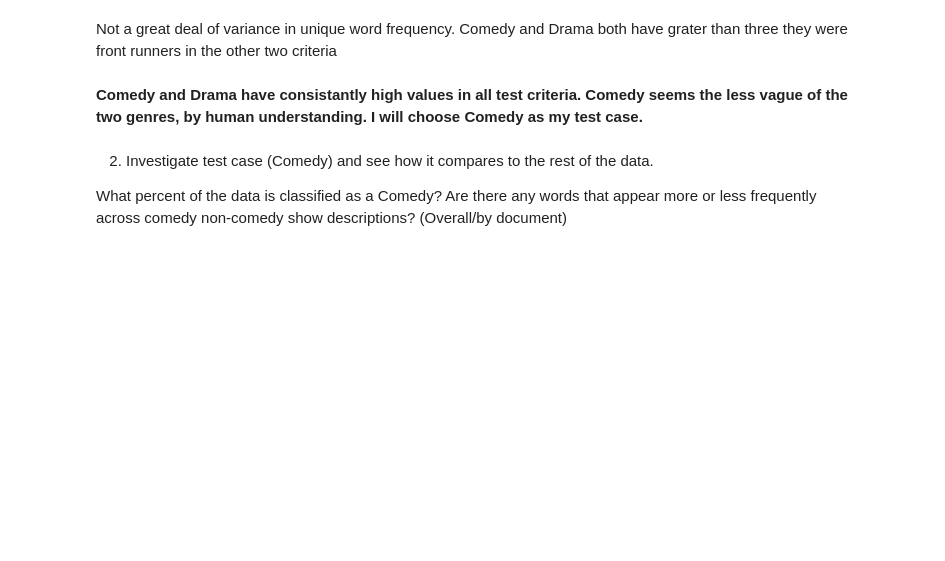
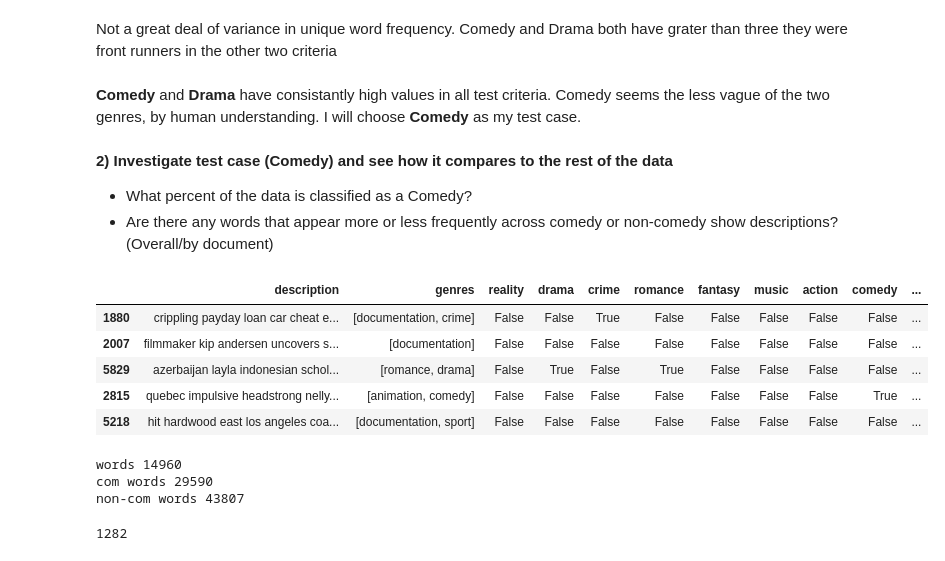
Before and after one commit to Johndsalas/netflix_genre_labeler, a Jupyter notebook: main.ipynb, the cells around one changed output. Cells and saved outputs as stored; diff of their text form; code cells hidden in the pictures; blank space fills up the shorter version.

```diff
--- a/main.ipynb
+++ b/main.ipynb
@@ -93,16 +93,32 @@ e.unique_words_frequency(train, gen_set)
 # %% [markdown]
 Not a great deal of variance in unique word frequency. Comedy and Drama both have grater than three they were front runners in the other two criteria
 # %% [markdown]
-**Comedy and Drama have consistantly high values in all test criteria.
-Comedy seems the less vague of the two genres, by human understanding. I will choose Comedy as my test case.**
+**Comedy** and **Drama** have consistantly high values in all test criteria.
+Comedy seems the less vague of the two genres, by human understanding. I will choose **Comedy** as my test case.
 # %% [markdown]
-2) Investigate test case (Comedy) and see how it compares to the rest of the data.
+**2) Investigate test case (Comedy) and see how it compares to the rest of the data**
 
-What percent of the data is classified as a Comedy?
-Are there any words that appear more or less frequently across comedy non-comedy show descriptions? (Overall/by document)
+* What percent of the data is classified as a Comedy?
+* Are there any words that appear more or less frequently across comedy or non-comedy show descriptions? <br>(Overall/by document)
+# %%
+train.head()
+# %% [output]
+|  | description | genres | reality | drama | crime | romance | fantasy | music | action | comedy | ... |
+| 1880 | crippling payday loan car cheat e... | [documentation, crime] | False | False | True | False | False | False | False | False | ... |
+| 2007 | filmmaker kip andersen uncovers s... | [documentation] | False | False | False | False | False | False | False | False | ... |
+| 5829 | azerbaijan layla indonesian schol... | [romance, drama] | False | True | False | True | False | False | False | False | ... |
+| 2815 | quebec impulsive headstrong nelly... | [animation, comedy] | False | False | False | False | False | False | False | True | ... |
+| 5218 | hit hardwood east los angeles coa... | [documentation, sport] | False | False | False | False | False | False | False | False | ... |
 # %%
-train_sow = set(train['description'].apply(lambda value : value.split(' ')).explode('description').to_list())
-len(train_sow)
+train_set_of_words = set(train['description'].apply(lambda value : value.split(' ')).explode('description').to_list())
+print("words", len(train_set_of_words))
 
-com_desc = train[['description']][train.comedy == True]
-non_com_desc = train[['description']][train.comedy == False]
+comedy_word_list = train['description'][train.comedy == True].apply(lambda value : value.split(' ')).explode('description').to_list()
+print("com words", len(comedy_word_list))
+
+non_comedy_word_list = train['description'][train.comedy == False].apply(lambda value : value.split(' ')).explode('description').to_list()
+print("non-com words", len(non_comedy_word_list))
+# %% [output]
+words 14960
+com words 29590
+non-com words 43807
@@ -108,0 +133,4 @@ non_com_desc = train[['description']][train.comedy == False]
+# %%
+len(comedy_train)
+# %% [output]
+1282
```
Also changed, not shown: parts of 12 cells of this notebook.
